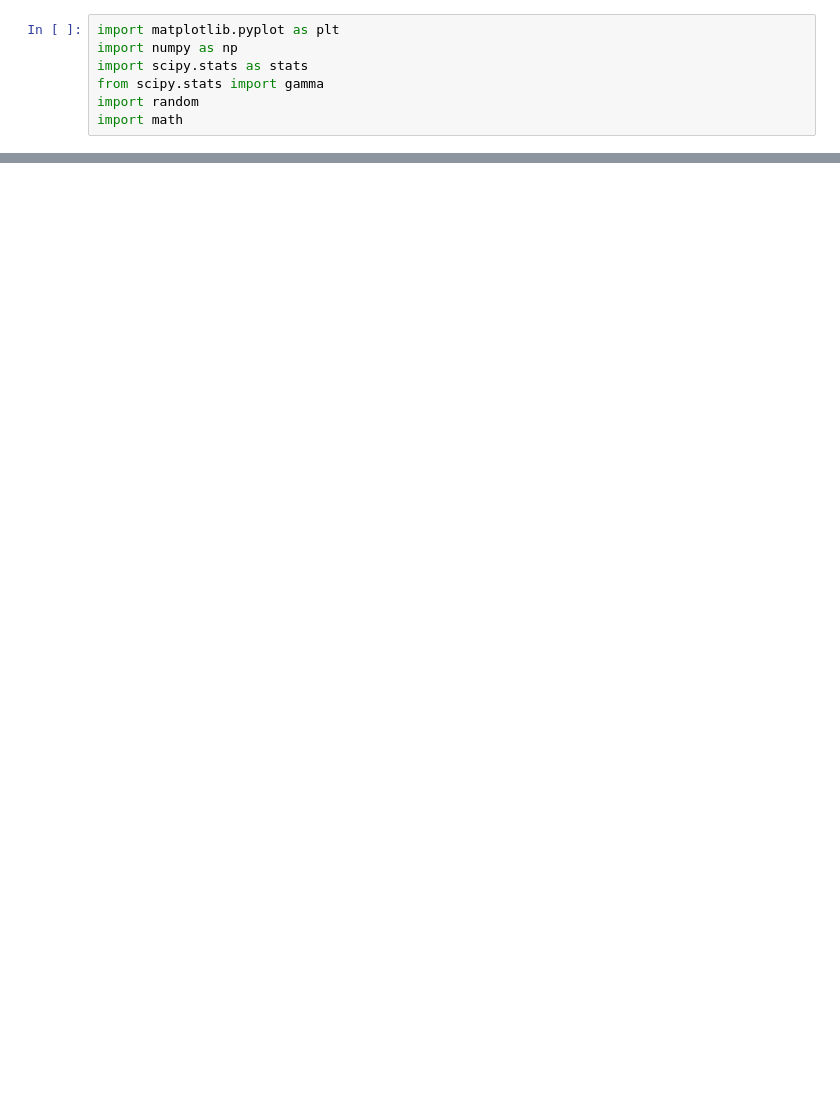
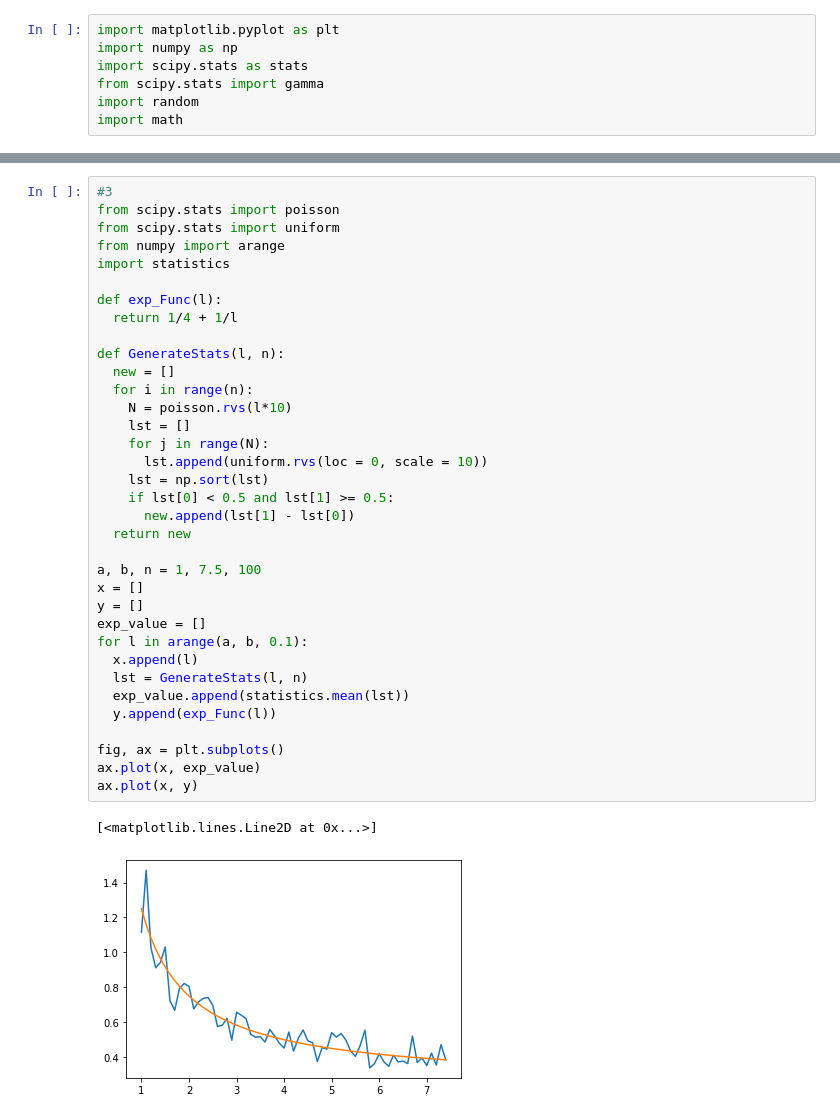
Before and after one commit to EmelyanovAndreyNSK/PythonProjects, a Jupyter notebook: MstatLab1.ipynb, the cells around one changed output, grey strips where cells are left out. Cells and saved outputs as stored; diff of their text form; blank space fills up the shorter version.

```diff
--- a/MstatLab1.ipynb
+++ b/MstatLab1.ipynb
@@ -95,0 +76,38 @@ plt.show()
+# %%
+#3
+from scipy.stats import poisson
+from scipy.stats import uniform
+from numpy import arange
+import statistics
+
+def exp_Func(l):
+  return 1/4 + 1/l
+
+def GenerateStats(l, n):
+  new = []
+  for i in range(n):
+    N = poisson.rvs(l*10)
+    lst = []
+    for j in range(N):
+      lst.append(uniform.rvs(loc = 0, scale = 10))
+    lst = np.sort(lst)
+    if lst[0] < 0.5 and lst[1] >= 0.5:
+      new.append(lst[1] - lst[0])
+  return new
+
+a, b, n = 1, 7.5, 100
+x = []
+y = []
+exp_value = []
+for l in arange(a, b, 0.1):
+  x.append(l)
+  lst = GenerateStats(l, n)
+  exp_value.append(statistics.mean(lst))
+  y.append(exp_Func(l))
+
+fig, ax = plt.subplots()
+ax.plot(x, exp_value)
+ax.plot(x, y)
+# %% [output]
+[<matplotlib.lines.Line2D at 0x...>]
+[figure, added]
```
Also changed, not shown: parts of 5 cells of this notebook.
